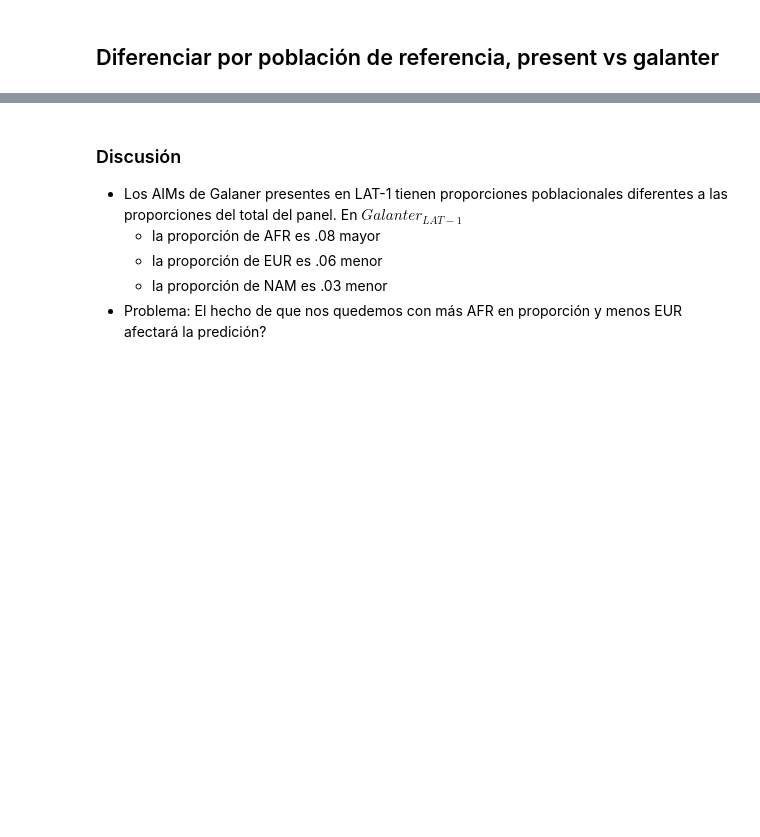
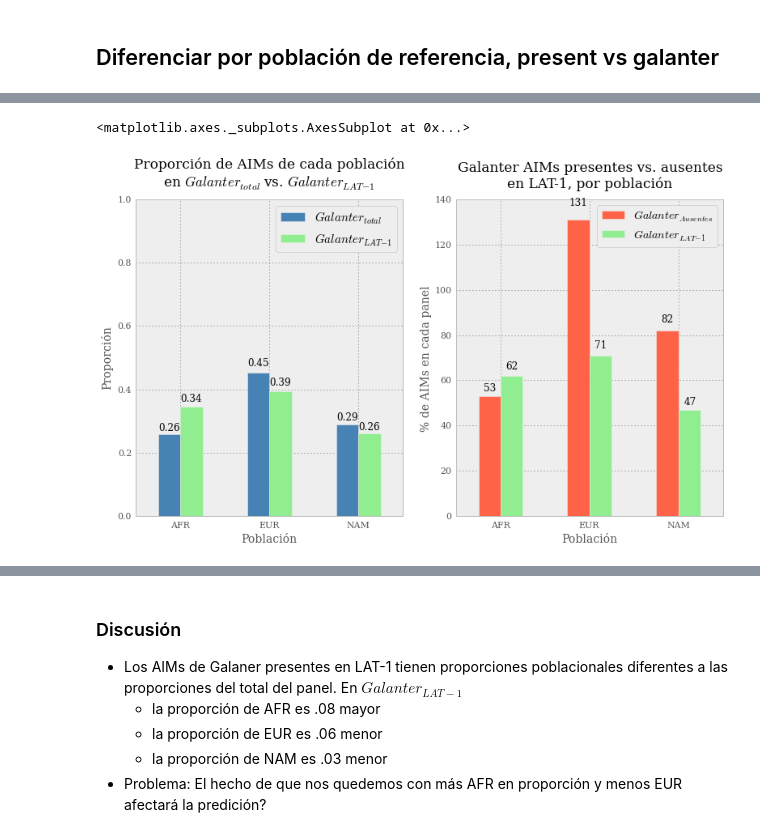
Before and after one commit to jmberros/tesina, a Jupyter notebook: Galanter_AIMs_NEW.ipynb, the cells around one changed output, grey strips where cells are left out. Saved outputs shown, nothing was run; the diff lists cells and outputs as text; code cells hidden in the pictures; blank space fills up the shorter version.

Commit message:
population ratios and count present vs missing

```diff
--- a/Galanter_AIMs_NEW.ipynb
+++ b/Galanter_AIMs_NEW.ipynb
@@ -241,3 +171,11 @@ present_population_ratios
+# %%
+% run superpopulation_ratios_plot.py
+
+superpopulation_ratios_plot(galanter, present)
+superpopulation_count_plot(present, missing)
+# %% [output]
+<matplotlib.axes._subplots.AxesSubplot at 0x...>
+[figure, added]
 # %%
 figure, axes = plt.subplots(1, 2)
 
```
Also changed, not shown: parts of 9 cells of this notebook, 1 other file.
